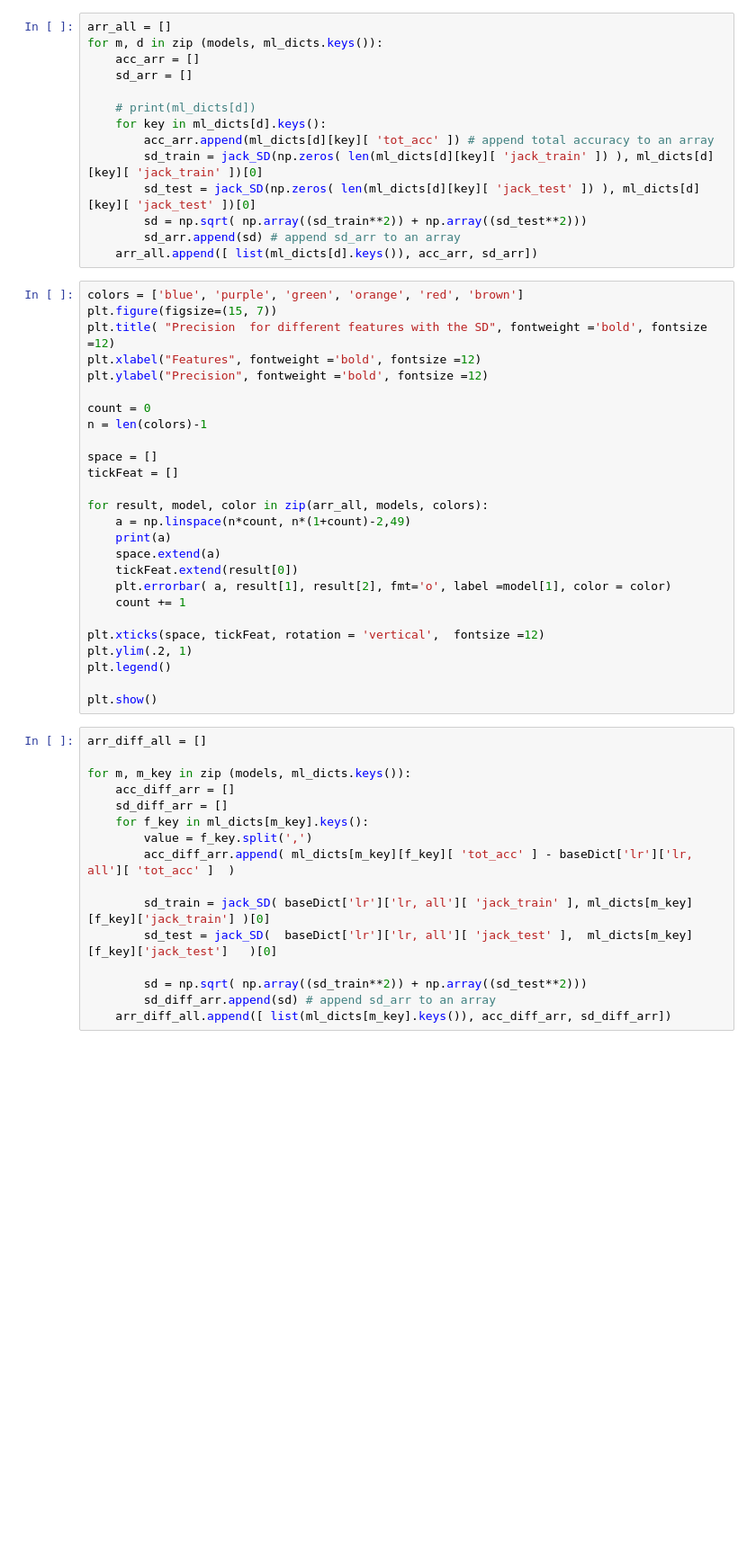
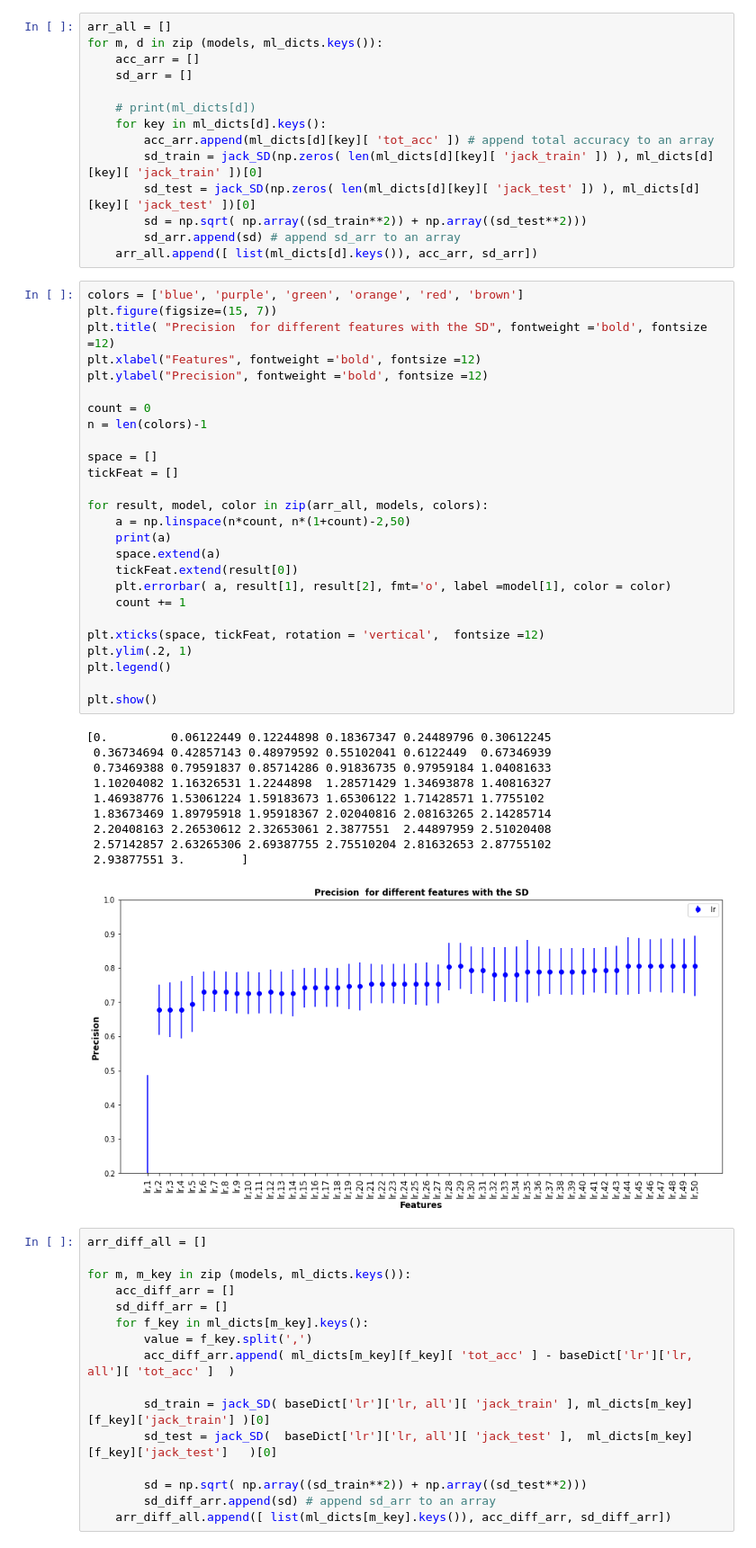
Before and after one commit to eahussein/apple_classification, a Jupyter notebook: rg/tutorial9.ipynb, the cells around one changed output. Shown at 90% size. Saved outputs shown, nothing was run; the diff lists cells and outputs as text; blank space fills up the shorter version.

```diff
--- a/rg/tutorial9.ipynb
+++ b/rg/tutorial9.ipynb
@@ -228,29 +281,40 @@ for m, d in zip (models, ml_dicts.keys()):
 # %%
 colors = ['blue', 'purple', 'green', 'orange', 'red', 'brown']
 plt.figure(figsize=(15, 7))
 plt.title( "Precision  for different features with the SD", fontweight ='bold', fontsize =12)
 plt.xlabel("Features", fontweight ='bold', fontsize =12)
 plt.ylabel("Precision", fontweight ='bold', fontsize =12)
 
 count = 0
 n = len(colors)-1
 
 space = []
 tickFeat = []
 
 for result, model, color in zip(arr_all, models, colors):
-    a = np.linspace(n*count, n*(1+count)-2,49)
+    a = np.linspace(n*count, n*(1+count)-2,50)
     print(a)
     space.extend(a)
     tickFeat.extend(result[0])
     plt.errorbar( a, result[1], result[2], fmt='o', label =model[1], color = color)
     count += 1
 
 plt.xticks(space, tickFeat, rotation = 'vertical',  fontsize =12)
 plt.ylim(.2, 1)
 plt.legend()
 
 plt.show()
+# %% [output]
+[0.         0.06122449 0.12244898 0.18367347 0.24489796 0.30612245
+ 0.36734694 0.42857143 0.48979592 0.55102041 0.6122449  0.67346939
+ 0.73469388 0.79591837 0.85714286 0.91836735 0.97959184 1.04081633
+ 1.10204082 1.16326531 1.2244898  1.28571429 1.34693878 1.40816327
+ 1.46938776 1.53061224 1.59183673 1.65306122 1.71428571 1.7755102
+ 1.83673469 1.89795918 1.95918367 2.02040816 2.08163265 2.14285714
+ 2.20408163 2.26530612 2.32653061 2.3877551  2.44897959 2.51020408
+ 2.57142857 2.63265306 2.69387755 2.75510204 2.81632653 2.87755102
+ 2.93877551 3.        ]
+[figure, added]
 # %%
 arr_diff_all = []
 
```
Also changed, not shown: parts of 6 cells of this notebook, 3 other files.
